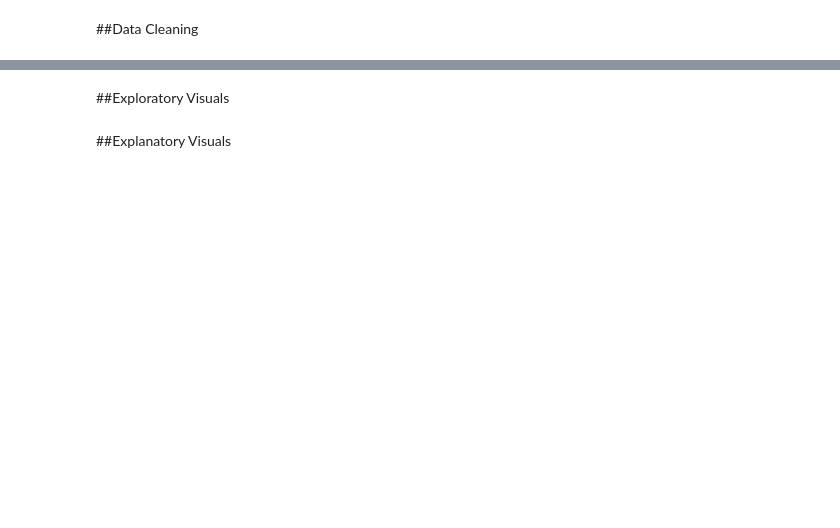
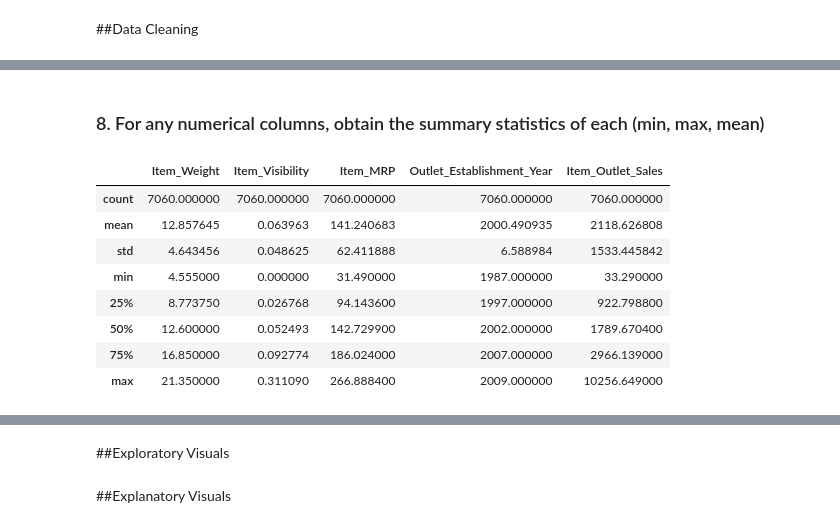
Before and after one commit to JLMuehlbauer/food-sales-prediction, a Jupyter notebook: Project_1_food_sales_predictions.ipynb, the cells around one changed output, grey strips where cells are left out. Drawn from its saved outputs; the diff is of its cells as text; code cells hidden in the pictures; blank space fills up the shorter version.

```diff
--- a/Project_1_food_sales_predictions.ipynb
+++ b/Project_1_food_sales_predictions.ipynb
@@ -11,0 +126,6 @@ Jackson Muehlbauer
+# %%
+# Dropping NaN Item_Weight
+df.dropna(subset = ['Item_Weight'], inplace = True)
+# %%
+# Filling NaN values in Outlet_Size with 'missing'
+df['Outlet_Size'].fillna('missing', inplace = True)
@@ -11,0 +187,11 @@ Jackson Muehlbauer
+# %%
+# making filters
+low_fat = (df['Item_Fat_Content'] == 'LF') | (df['Item_Fat_Content'] == 'low fat')
+reg_fat = df['Item_Fat_Content'] == 'reg'
+# %%
+# Using .loc to apply these filters to change the values
+df['Item_Fat_Content'].loc[low_fat] = 'Low Fat'
+df['Item_Fat_Content'].loc[reg_fat] = 'Regular'
+
+#Checking that the changes were made
+df['Item_Fat_Content'].value_counts()
@@ -11,0 +236,15 @@ Jackson Muehlbauer
+# %% [markdown]
+### 8. For any numerical columns, obtain the summary statistics of each (min, max, mean)
+# %%
+# Summary statistics
+df.describe(exclude=[object])
+# %% [output]
+|  | Item_Weight | Item_Visibility | Item_MRP | Outlet_Establishment_Year | Item_Outlet_Sales |
+| count | 7060.000000 | 7060.000000 | 7060.000000 | 7060.000000 | 7060.000000 |
+| mean | 12.857645 | 0.063963 | 141.240683 | 2000.490935 | 2118.626808 |
+| std | 4.643456 | 0.048625 | 62.411888 | 6.588984 | 1533.445842 |
+| min | 4.555000 | 0.000000 | 31.490000 | 1987.000000 | 33.290000 |
+| 25% | 8.773750 | 0.026768 | 94.143600 | 1997.000000 | 922.798800 |
+| 50% | 12.600000 | 0.052493 | 142.729900 | 2002.000000 | 1789.670400 |
+| 75% | 16.850000 | 0.092774 | 186.024000 | 2007.000000 | 2966.139000 |
+| max | 21.350000 | 0.311090 | 266.888400 | 2009.000000 | 10256.649000 |
```
Also changed, not shown: parts of 24 cells of this notebook.
